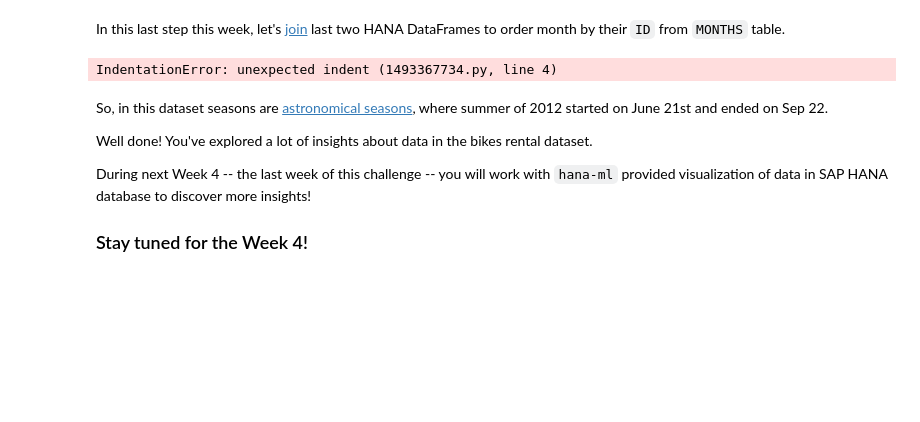
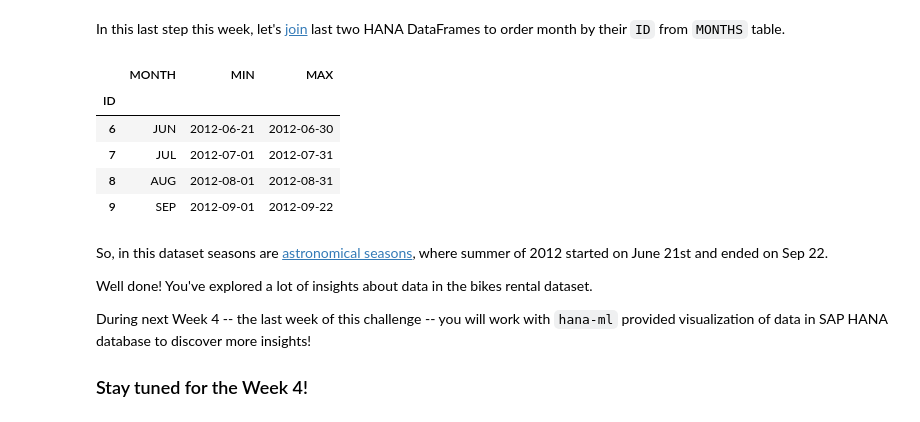
Before and after one commit to miyasuta/sap-community-developer-challenge-eda-hana, a Jupyter notebook: notebooks/challenges/week3.ipynb, the cells around one changed output. Cells and saved outputs as stored; diff of their text form; code cells hidden in the pictures; blank space fills up the shorter version.

```diff
--- a/notebooks/challenges/week3.ipynb
+++ b/notebooks/challenges/week3.ipynb
@@ -549,21 +549,27 @@ myconn.table('MONTHS').collect()
 # %% [markdown]
 In this last step this week, let's [join](https://help.sap.com/doc/cd94b08fe2e041c2ba778374572ddba9/2022_4_QRC/en-US/hana_ml.dataframe.html#hana_ml.dataframe.DataFrame.join) last two HANA DataFrames to order month by their `ID` from `MONTHS` table.
 # %%
-bikebydays_hdf.filter('''
+(bikebydays_hdf.filter('''
 "season"='SUMMER' AND "yr"=2012
 ''')
  .agg(
      [('min', 'calday', 'MIN'),
       ('max', 'calday', 'MAX')],
      group_by=['mnth']
  )
  .join(other=myconn.table('MONTHS'), condition='"mnth"="DESC"',
        select=['ID', ('DESC', 'MONTH'), 'MIN', 'MAX'])
  .sort('ID')
  .collect()
  .set_index('ID')
+)
 # %% [output]
-IndentationError: unexpected indent (1493367734.py, line 4)
+|  | MONTH | MIN | MAX |
+| ID |  |  |  |
+| 6 | JUN | 2012-06-21 | 2012-06-30 |
+| 7 | JUL | 2012-07-01 | 2012-07-31 |
+| 8 | AUG | 2012-08-01 | 2012-08-31 |
+| 9 | SEP | 2012-09-01 | 2012-09-22 |
 # %% [markdown]
 So, in this dataset seasons are [astronomical seasons](https://en.wikipedia.org/wiki/Season#Astronomical), where summer of 2012 started on June 21st and ended on Sep 22.
 
```
